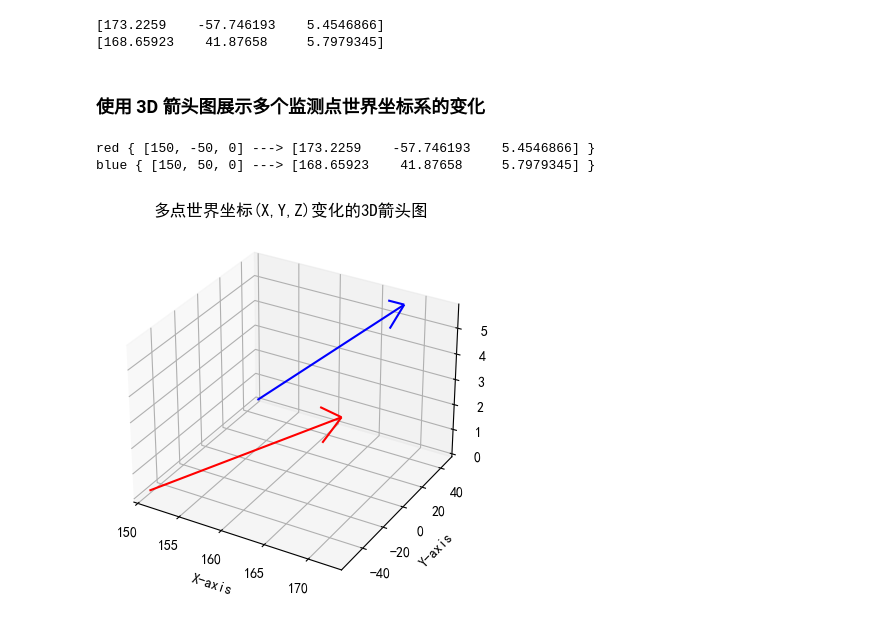
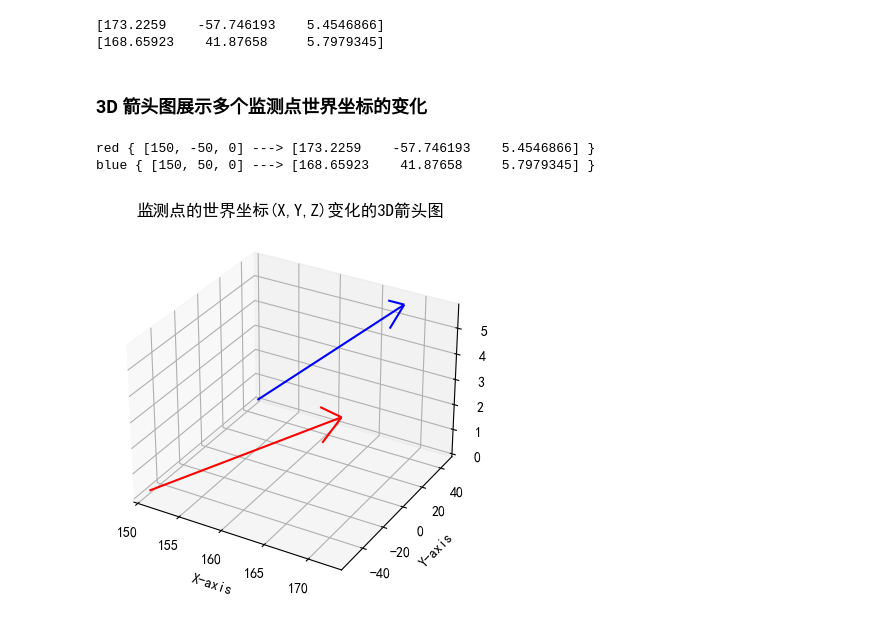
Before and after one commit to hhrwvyy5654v/UAV-Close-Range-Photogrammetry-To-Monitor-Landslide-Deformation, a Jupyter notebook: All.ipynb, the cells around one changed output. Cells and saved outputs as stored; diff of their text form; code cells hidden in the pictures.

```diff
--- a/All.ipynb
+++ b/All.ipynb
@@ -441,7 +441,7 @@ CompareId5 = pixel_to_world(extract_data(
 [173.2259    -57.746193    5.4546866]
 [168.65923    41.87658     5.7979345]
 # %% [markdown]
-### 使用 3D 箭头图展示多个监测点世界坐标系的变化
+### 3D 箭头图展示多个监测点世界坐标的变化
 # %%
 # 导包
 import numpy as np
@@ -472,32 +472,32 @@ for i, point in enumerate(points):
     dy = y_after - y_before
     dz = z_after - z_before
     ax.quiver(x_before, y_before, z_before, dx, dy,
               dz, color=colors[i % len(colors)], arrow_length_ratio=0.1)
     print(colors[i % len(colors)],"{",point['before'],"--->",point['after'],"}")
 
 # 设置坐标轴标签
 ax.set_xlabel('X-axis')
 ax.set_ylabel('Y-axis')
 ax.set_zlabel('Z-axis')
 
 # 设置标题
-ax.set_title('多点世界坐标(X,Y,Z)变化的3D箭头图')
+ax.set_title('监测点的世界坐标(X,Y,Z)变化的3D箭头图')
 
 # 设置坐标轴范围
 all_x = [point['before'][0]
          for point in points] + [point['after'][0] for point in points]
 all_y = [point['before'][1]
          for point in points] + [point['after'][1] for point in points]
 all_z = [point['before'][2]
          for point in points] + [point['after'][2] for point in points]
 
 ax.set_xlim(min(all_x), max(all_x))
 ax.set_ylim(min(all_y), max(all_y))
 ax.set_zlim(min(all_z), max(all_z))
 
 # 显示图形
 plt.show()
 # %% [output]
 red { [150, -50, 0] ---> [173.2259    -57.746193    5.4546866] }
 blue { [150, 50, 0] ---> [168.65923    41.87658     5.7979345] }
-[figure, old version]
+[figure, new version]
```
Also changed, not shown: 2 other files.
